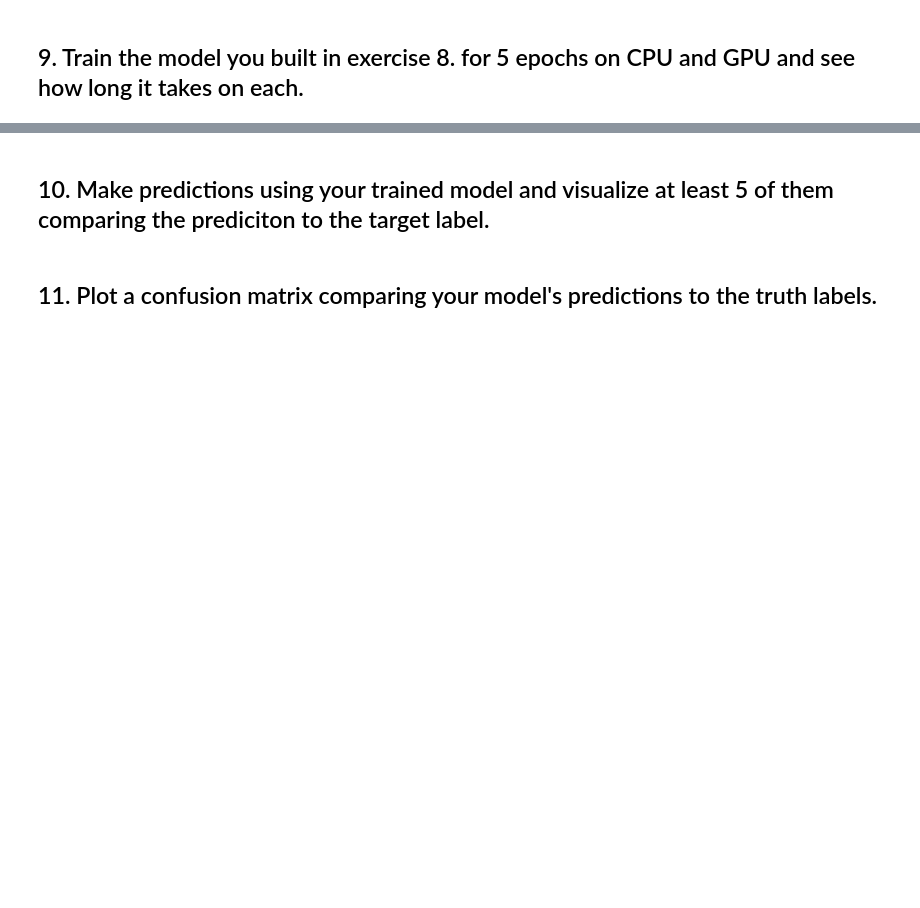
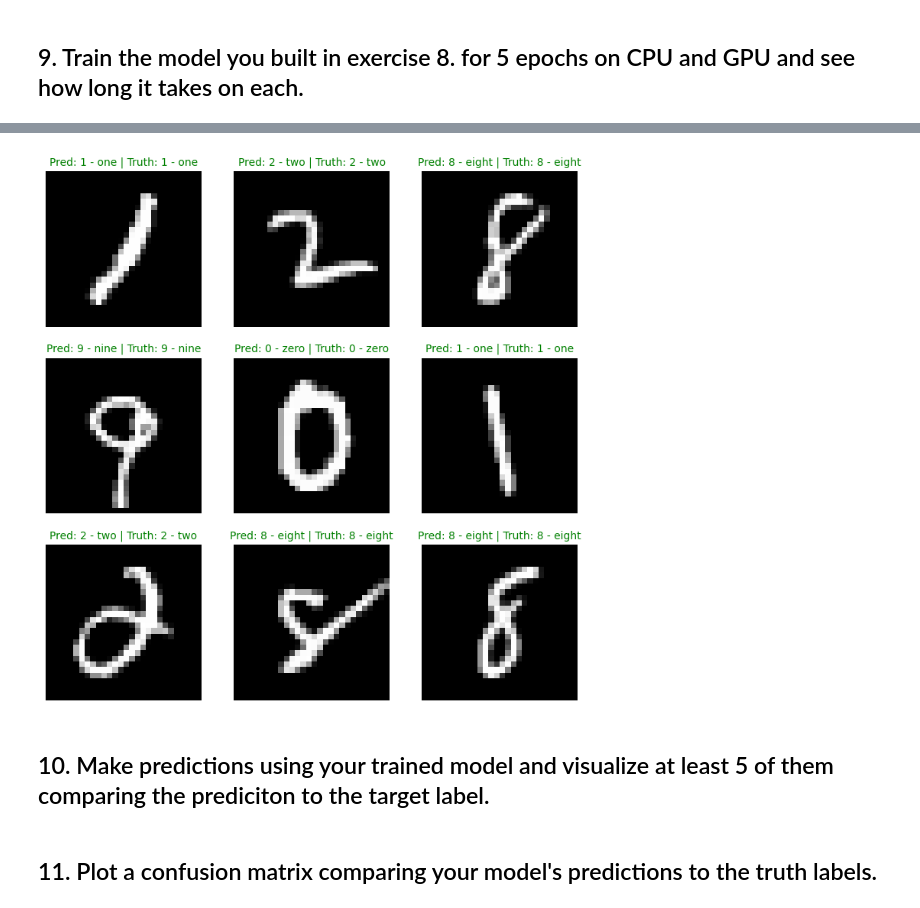
Before and after one commit to bassemr/pytorch_learning, a Jupyter notebook: extras/exercises/03_pytorch_computer_vision_exercises.ipynb, the cells around one changed output, grey strips where cells are left out. Cells and saved outputs as stored; diff of their text form; code cells hidden in the pictures; blank space fills up the shorter version.

```diff
--- a/extras/exercises/03_pytorch_computer_vision_exercises.ipynb
+++ b/extras/exercises/03_pytorch_computer_vision_exercises.ipynb
@@ -69,0 +289,5 @@ print(torch.__version__)
+# %%
+from helper_function import accuracy_fn
+
+loss_fn = nn.CrossEntropyLoss()
+optimizer = torch.optim.SGD(params=model.parameters(), lr=0.1)
@@ -72,3 +497,20 @@ print(torch.__version__)
+# %%
+plt.figure(figsize=(9, 9))
+for i, sample in enumerate(test_samples):
+  plt.subplot(3, 3, i+1)
+  plt.imshow(sample.squeeze(dim=0), cmap="gray")
+  pred_label =class_names[pred_classes[i]]
+  truth_label = class_names[test_labels[i]]
+
+  title_text = f"Pred: {pred_label} | Truth: {truth_label}"
+
+  if truth_label == pred_label:
+    plt.title(title_text, fontsize=10, c="g")
+  else:
+    plt.title(title_text, fontsize=10, c="r")
+  plt.axis("off")
+# %% [output]
+[figure, added]
 # %% [markdown]
 ## 10. Make predictions using your trained model and visualize at least 5 of them comparing the prediciton to the target label.
 # %% [markdown]
```
Also changed, not shown: parts of 39 cells of this notebook.
